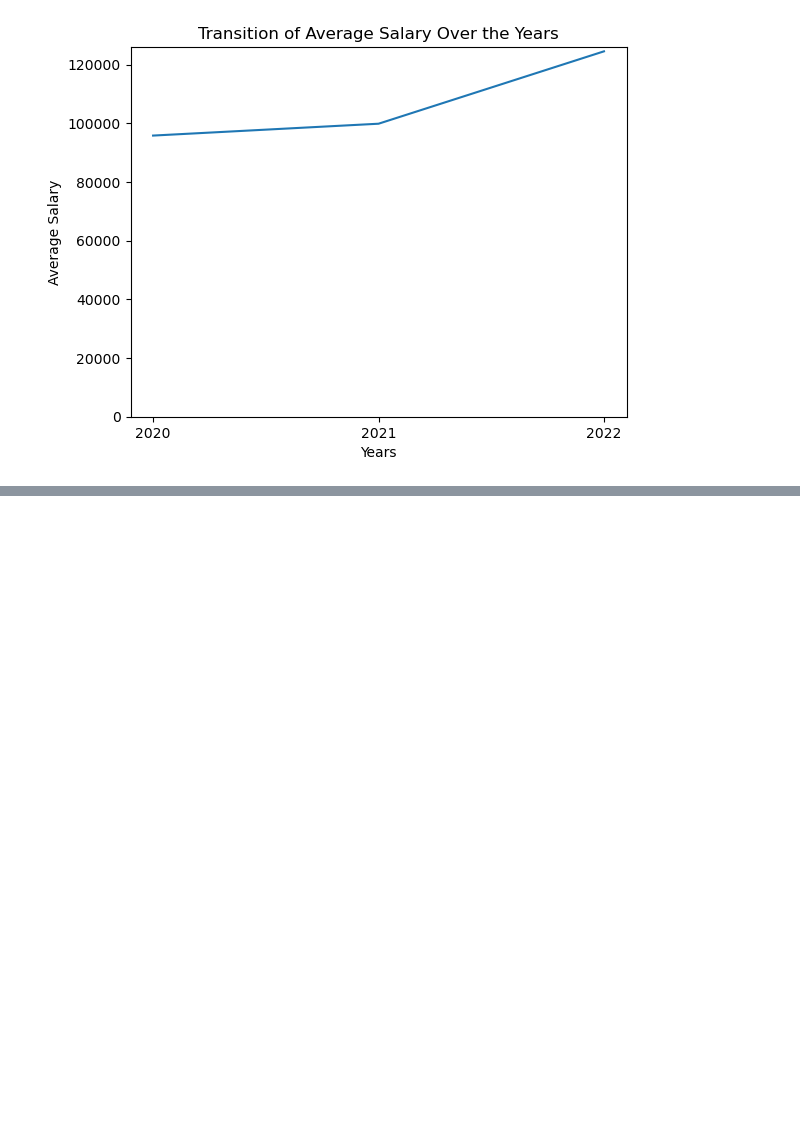
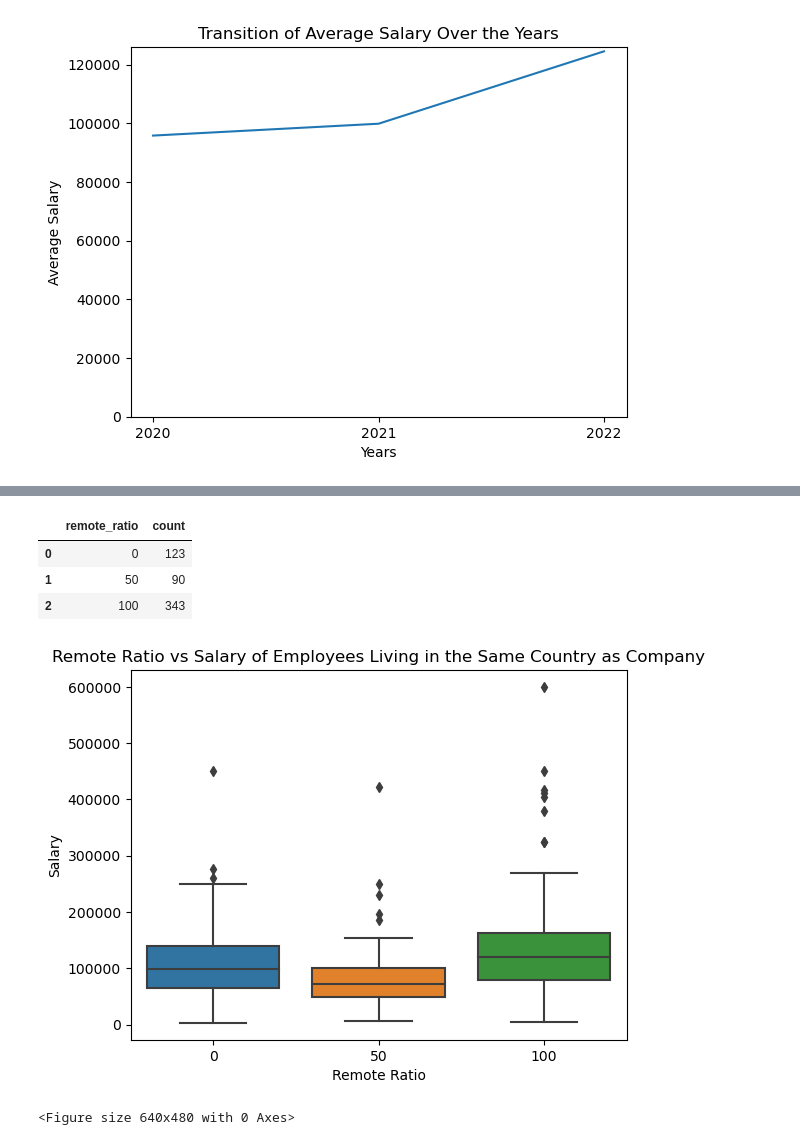
Before and after one commit to ubco-W2022T2-data301/project-group-group07, a Jupyter notebook: analysis/analysis3.ipynb, the cells around one changed output, grey strips where cells are left out. Drawn from its saved outputs; the diff is of its cells as text; code cells hidden in the pictures; blank space fills up the shorter version.

```diff
--- a/analysis/analysis3.ipynb
+++ b/analysis/analysis3.ipynb
@@ -703,0 +751,18 @@ plt.show()
+# %%
+df_same = df[df['employee_residence']==df['company_location']]
+df_diff = df[df['employee_residence']!=df['company_location']]
+# %%
+display(yuki.count_category(df_same,'remote_ratio')
+        .sort_values(by='remote_ratio')
+        .reset_index(drop=True))
+yuki.boxplot(df_same, 'remote_ratio', 'salary',
+             title= "Remote Ratio vs Salary of Employees Living in the Same Country as Company",
+             xlabel = "Remote Ratio", ylabel = "Salary")
+plt.show()
+# %% [output]
+|  | remote_ratio | count |
+| 0 | 0 | 123 |
+| 1 | 50 | 90 |
+| 2 | 100 | 343 |
+[figure, added]
+<Figure size 640x480 with 0 Axes>
```
Also changed, not shown: parts of 24 cells of this notebook, 1 other file.
